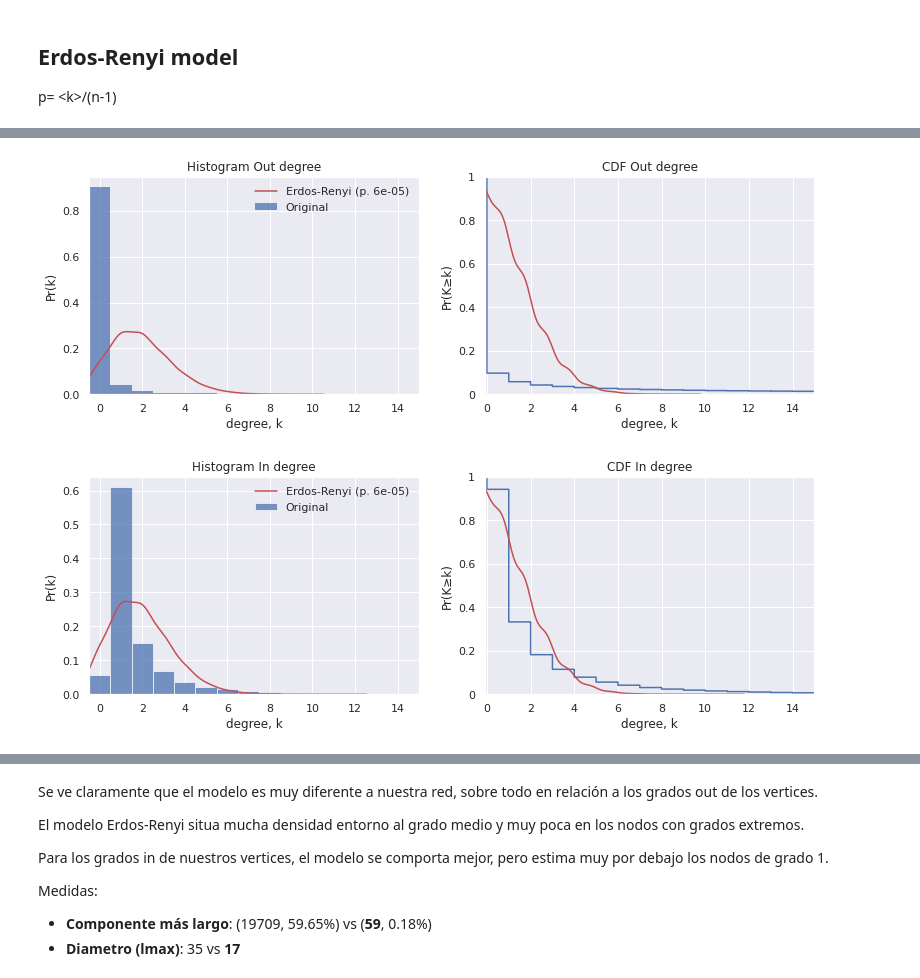
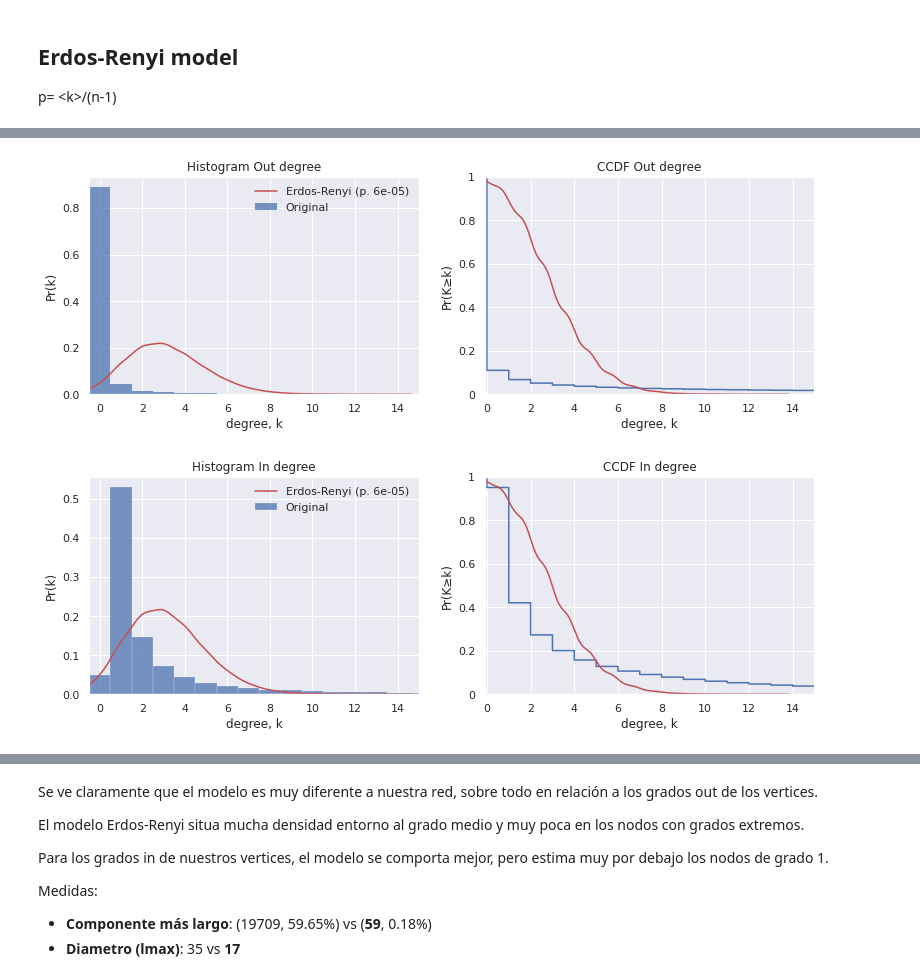
Before and after one commit to Jaimemorillo/electoral-prediction-madrid, a Jupyter notebook: read_tweets.ipynb, the cells around one changed output, grey strips where cells are left out. Saved outputs shown, nothing was run; the diff lists cells and outputs as text; code cells hidden in the pictures.

```diff
--- a/read_tweets.ipynb
+++ b/read_tweets.ipynb
@@ -98,0 +68,10 @@ df = pd.read_csv('/content/resultados_TFG_1.csv')
+# %%
+df['user_id'] = pd.to_numeric(df['user_id'], errors='coerce')
+df = df.dropna(subset=['user_id'])
+df['user_id'] = df['user_id'].astype(int)
+
+df['followers_count'] = pd.to_numeric(df['followers_count'], errors='coerce')
+# %%
+df['created_at'] = df['created_at'].apply(lambda x: x[0:10])
+df['account_created_at'] = df['account_created_at'].apply(lambda x: str(x)[0:10] if str(x)!='nan' else x)
+df = df[df['created_at'].str.startswith('2021')]
@@ -247,3 +233,14 @@ g = ig.Graph.from_networkx(G)
+# %%
+vertex_df_ini = pd.DataFrame.from_dict(dict(G.nodes(data=True)), orient='index')
+
+tuples = [tuple(x) for x in df_edge_list[['retweet_screen_name','screen_name','weight']].values]
+g = ig.Graph.TupleList(tuples, directed = True, edge_attrs = ['weight'])
+
+g.vs["statuses_count"] = vertex_df_ini.statuses_count.values
+g.vs["followers_count"] = vertex_df_ini.followers_count.values
+g.vs["friends_count"] = vertex_df_ini.friends_count.values
+g.vs["favourites_count"] = vertex_df_ini.favourites_count.values
+g.vs["days_old"] = vertex_df_ini.days_old.values
 # %% [markdown]
 # Pintamos la red
 # %% [markdown]
@@ -346,5 +343,5 @@ print(g.ecount())
 # %%
-vertex_df = g.get_vertex_dataframe().drop(columns=['size'])
+vertex_df = g.get_vertex_dataframe()
 vertex_df['degree'] = g.degree()
 vertex_df['out_degree'] = g.outdegree()
 vertex_df['in_degree'] = g.indegree()
@@ -497,32 +487,32 @@ ax2.set_yticklabels([1,0.8,0.6,0.4,0.2,0])
 ax2.set_xlim(-.1, 15)
 ax2.set_ylabel('Pr(K≥k)')
 ax2.set_xlabel('degree, k')
-ax2.set_title('CDF Out degree')
+ax2.set_title('CCDF Out degree')
 plt.show()
 # %% [output]
-[figure, old version]
+[figure, new version]
 # %%
 # In degree
 fig,(ax1,ax2) = plt.subplots(1,2, figsize=(13,4))
 plt.subplots_adjust(wspace=0.2)
 
 sns.histplot(data=vertex_df, x='in_degree',stat='probability',discrete=True,fill=True,label='Original',ax=ax1)
 sns.kdeplot(data=vertex_er_df, x='in_degree', bw_adjust=3, color='r',label='Erdos-Renyi (p. 6e-05)',ax=ax1)
 ax1.set_xlim(-.5, 15)
 ax1.set_ylabel('Pr(k)')
 ax1.set_xlabel('degree, k')
 ax1.legend()
 ax1.set_title('Histogram In degree')
 
 sns.ecdfplot(data=vertex_df,x='in_degree',complementary=False,label='Original',ax=ax2)
 sns.kdeplot(data=vertex_er_df,x='in_degree',color='r',cumulative=True,bw_adjust=1.5,label='Erdos-Renyi (p. 6e-05)',ax=ax2)
 yticks=ax2.get_yticks()
 ax2.invert_yaxis()
 ax2.set_yticklabels([1,0.8,0.6,0.4,0.2,0])
 ax2.set_xlim(-.1, 15)
 ax2.set_ylabel('Pr(K≥k)')
 ax2.set_xlabel('degree, k')
-ax2.set_title('CDF In degree')
+ax2.set_title('CCDF In degree')
 plt.show()
 # %% [output]
-[figure, old version]
+[figure, new version]
```
Also changed, not shown: parts of 63 cells of this notebook.
